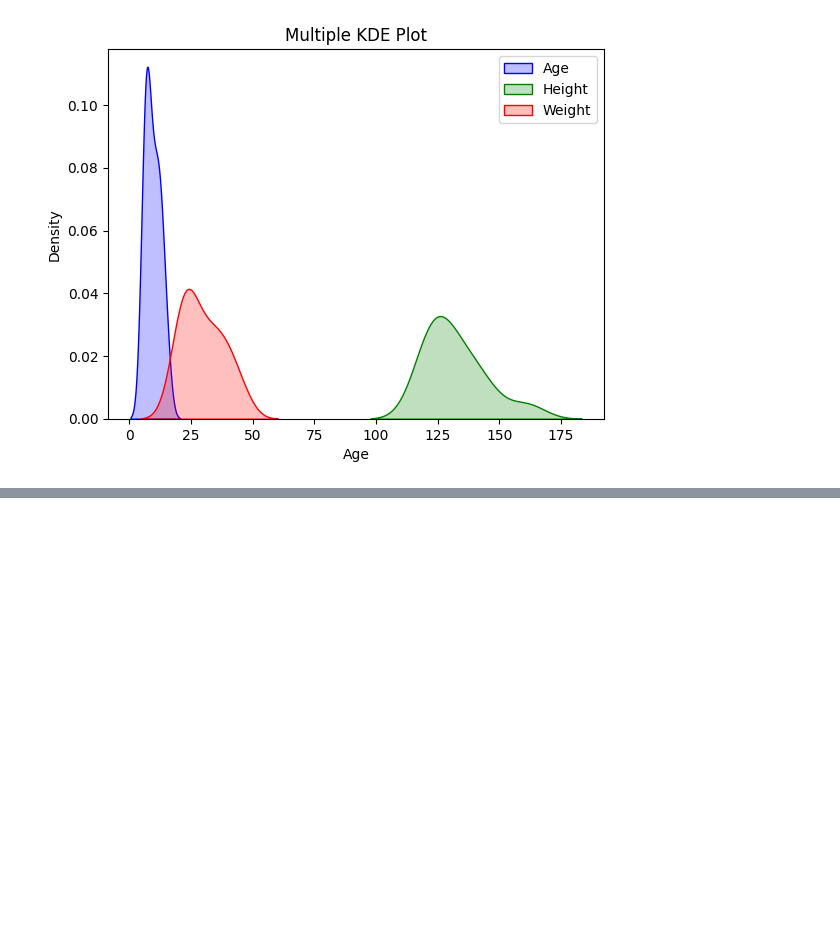
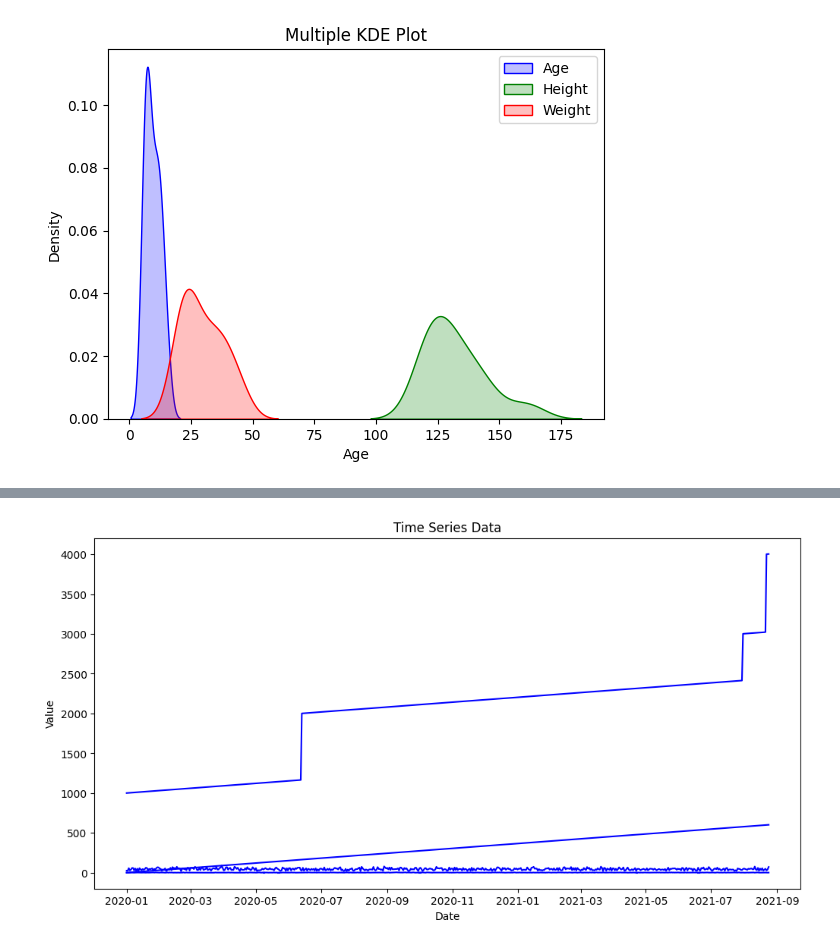
Before and after one commit to r4coder/DA, a Jupyter notebook: DA.ipynb, the cells around one changed output, grey strips where cells are left out. Saved outputs shown, nothing was run; the diff lists cells and outputs as text; code cells hidden in the pictures; blank space fills up the shorter version.

```diff
--- a/DA.ipynb
+++ b/DA.ipynb
@@ -1194,0 +1197,10 @@ This will become an error in seaborn v0.14.0; please update your code.
+# %%
+import pandas as pd
+import matplotlib.pyplot as plt
+import seaborn as sns
+from statsmodels.tsa.seasonal import seasonal_decompose
+from statsmodels.tsa.arima.model import ARIMA
+
+# Load the dataset
+df = pd.read_csv("https://raw.githubusercontent.com/salemprakash/EDA/main/Data/indo_rct.csv")
+df
@@ -1194,0 +1245,5 @@ This will become an error in seaborn v0.14.0; please update your code.
+# %%
+# Create a date range index if frequency is known (e.g., daily data)
+
+df.index = pd.date_range(start='2020-01-01', periods=len(df), freq='D')
+print(df.index)
@@ -1194,0 +1259,11 @@ This will become an error in seaborn v0.14.0; please update your code.
+# %%
+# Continue with Time Series Analysis (Visualize, Decompose, etc.)
+df_numeric = df.select_dtypes(include=['number'])
+plt.figure(figsize=(12, 6))
+plt.plot(df_numeric, color='blue')
+plt.title('Time Series Data')
+plt.xlabel('Date')
+plt.ylabel('Value')
+plt.show()
+# %% [output]
+[figure, added]
```
Also changed, not shown: parts of 59 cells of this notebook.
